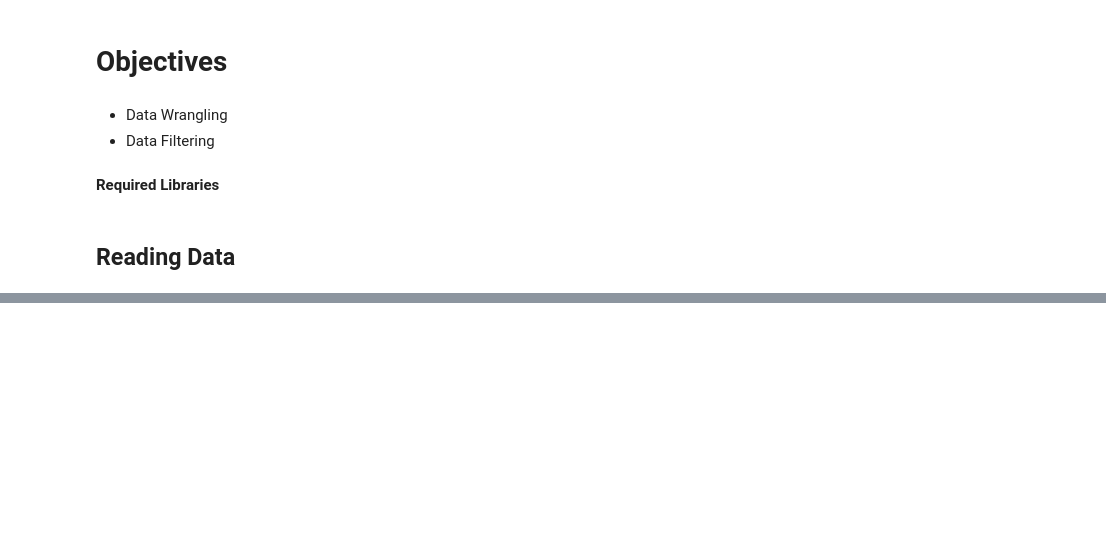
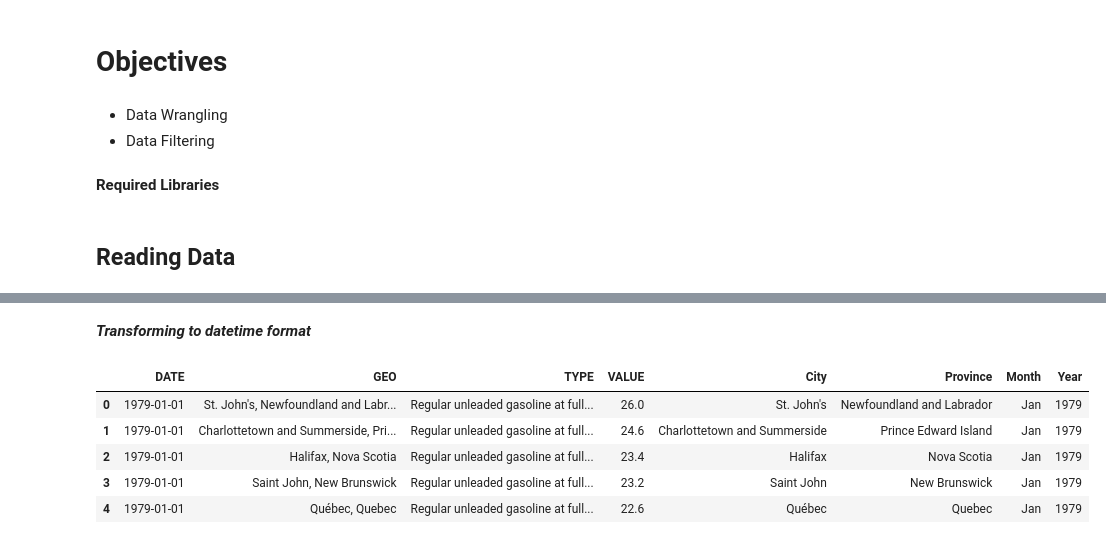
Before and after one commit to ifty54/End-End-EDA, a Jupyter notebook: 01_Exploratory_Data_Analysis.ipynb, the cells around one changed output, grey strips where cells are left out. Drawn from its saved outputs; the diff is of its cells as text; code cells hidden in the pictures; blank space fills up the shorter version.

```diff
--- a/01_Exploratory_Data_Analysis.ipynb
+++ b/01_Exploratory_Data_Analysis.ipynb
@@ -27,0 +80,3 @@ gasoline.head()
+# %%
+data = (gasoline[['REF_DATE','GEO','Type of fuel','VALUE']]).rename(columns={"REF_DATE" : "DATE", "Type of fuel" : "TYPE"})
+data.head()
@@ -27,0 +92,2 @@ gasoline.head()
+# %%
+data[['City', 'Province']] = data['GEO'].str.split(',', n=1, expand=True)
@@ -27,0 +103,15 @@ gasoline.head()
+# %% [markdown]
+***Transforming to datetime format***
+# %%
+data['DATE'] = pd.to_datetime(data['DATE'], format='%b-%y')
+data['Month'] = data['DATE'].dt.month_name().str.slice(stop=3)
+data['Year'] = data['DATE'].dt.year
+# %%
+data.head()
+# %% [output]
+|  | DATE | GEO | TYPE | VALUE | City | Province | Month | Year |
+| 0 | 1979-01-01 | St. John's, Newfoundland and Labr... | Regular unleaded gasoline at full... | 26.0 | St. John's | Newfoundland and Labrador | Jan | 1979 |
+| 1 | 1979-01-01 | Charlottetown and Summerside, Pri... | Regular unleaded gasoline at full... | 24.6 | Charlottetown and Summerside | Prince Edward Island | Jan | 1979 |
+| 2 | 1979-01-01 | Halifax, Nova Scotia | Regular unleaded gasoline at full... | 23.4 | Halifax | Nova Scotia | Jan | 1979 |
+| 3 | 1979-01-01 | Saint John, New Brunswick | Regular unleaded gasoline at full... | 23.2 | Saint John | New Brunswick | Jan | 1979 |
+| 4 | 1979-01-01 | Québec, Quebec | Regular unleaded gasoline at full... | 22.6 | Québec | Quebec | Jan | 1979 |
```
Also changed, not shown: parts of 10 cells of this notebook.
